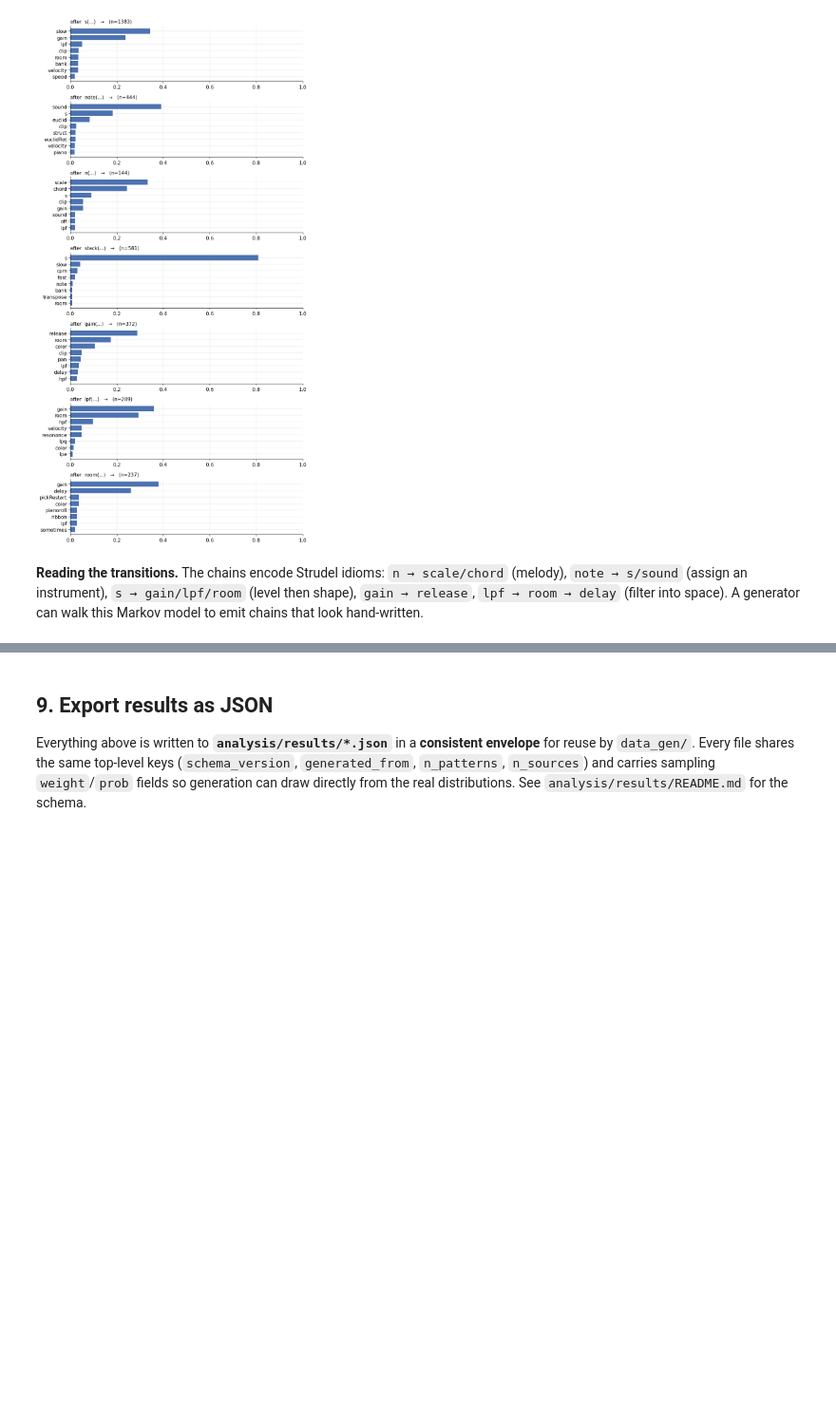
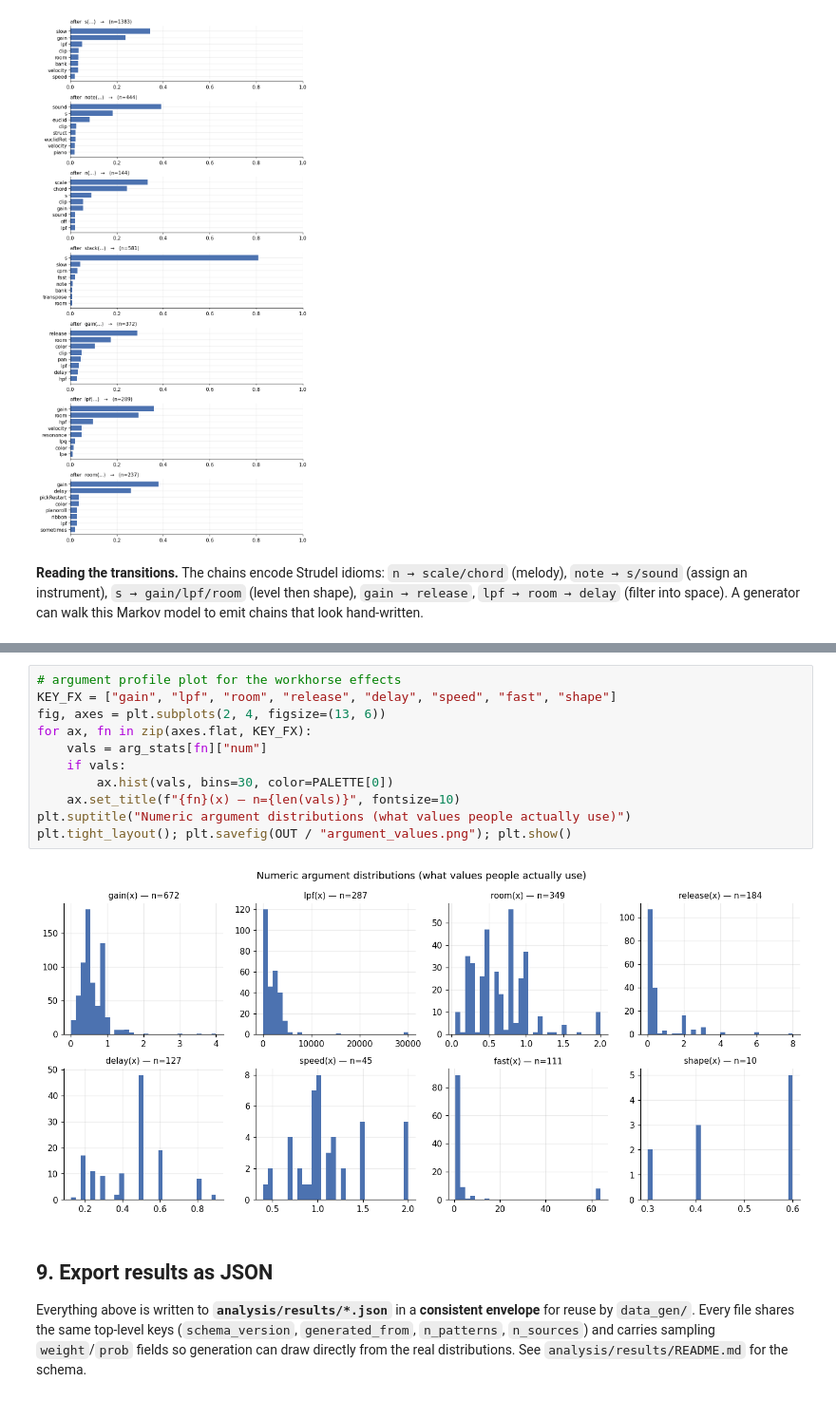
Before and after one commit to henrik253/Restrudel, a Jupyter notebook: notebooks/01_corpus_analysis.ipynb, the cells around one changed output, grey strips where cells are left out. Shown at 95% size. Cells and saved outputs as stored; diff of their text form; blank space fills up the shorter version.

```diff
--- a/notebooks/01_corpus_analysis.ipynb
+++ b/notebooks/01_corpus_analysis.ipynb
@@ -581,3 +662,16 @@ walk this Markov model to emit chains that look hand-written.
+# %%
+# argument profile plot for the workhorse effects
+KEY_FX = ["gain", "lpf", "room", "release", "delay", "speed", "fast", "shape"]
+fig, axes = plt.subplots(2, 4, figsize=(13, 6))
+for ax, fn in zip(axes.flat, KEY_FX):
+    vals = arg_stats[fn]["num"]
+    if vals:
+        ax.hist(vals, bins=30, color=PALETTE[0])
+    ax.set_title(f"{fn}(x) — n={len(vals)}", fontsize=10)
+plt.suptitle("Numeric argument distributions (what values people actually use)")
+plt.tight_layout(); plt.savefig(OUT / "argument_values.png"); plt.show()
+# %% [output]
+[figure, added]
 # %% [markdown]
 ## 9. Export results as JSON
 
```
Also changed, not shown: parts of 5 cells of this notebook, 7 other files.
